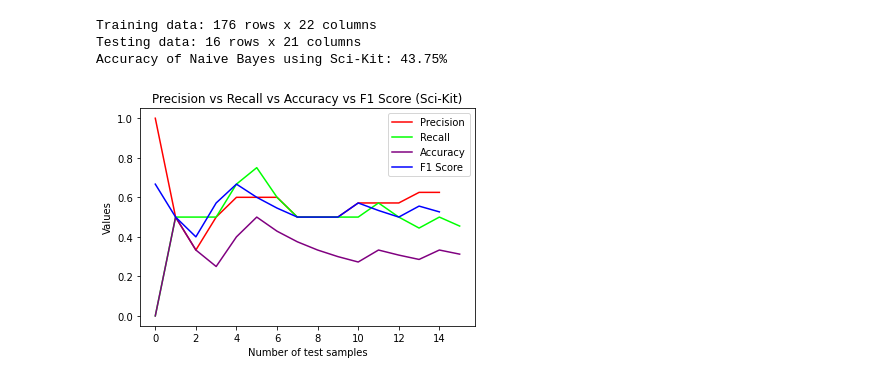
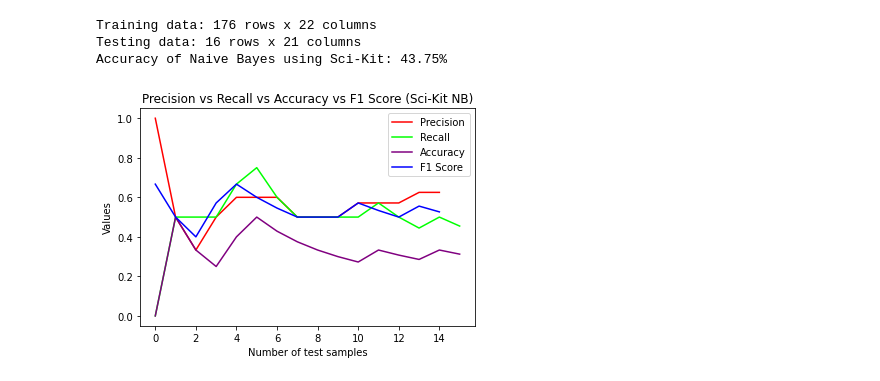
Before and after one commit to rajatjain007/FIFAWorldCupPrediction, a Jupyter notebook: NaiveBayes/phase1.ipynb, the cells around one changed output. Saved outputs shown, nothing was run; the diff lists cells and outputs as text; code cells hidden in the pictures.

```diff
--- a/NaiveBayes/phase1.ipynb
+++ b/NaiveBayes/phase1.ipynb
@@ -108,32 +108,32 @@ def precisionAndRecall(predictedValues):
 
         if(predictedValues[index]==0 and actualValues[index]==1):
             falseNegatives += 1
             calculatedPrecision = 0
             calculatedRecall = 0
             if(truePositives+falseNegatives!=0):
                 calculatedRecall = truePositives/(truePositives+falseNegatives)
                 recall.append(calculatedRecall)
             if(truePositives+falsePositives!=0):
                 calculatedPrecision = truePositives/(truePositives+falsePositives)
                 precision.append(calculatedPrecision)
             if(truePositives+trueNegatives+falseNegatives+falsePositives!=0):
                 accuracy.append(truePositives/(truePositives+trueNegatives+falseNegatives+falsePositives))
             if(calculatedRecall+calculatedPrecision!=0):
                 f1.append((2*calculatedPrecision*calculatedRecall)/(calculatedRecall+calculatedPrecision))
 
     return precision,recall,accuracy,f1
 
 precision, recall, accuracy, f1 = precisionAndRecall(model.predict(featuresTest))
 
-plt.title("Precision vs Recall vs Accuracy vs F1 Score (Sci-Kit)")
+plt.title("Precision vs Recall vs Accuracy vs F1 Score (Sci-Kit NB)")
 plt.xlabel("Number of test samples")
 plt.ylabel("Values")
 plt.plot(precision,color = "red", label = "Precision")
 plt.plot(recall,color = "lime", label = "Recall")
 plt.plot(accuracy,color = "purple", label = "Accuracy")
 plt.plot(f1,color = "blue", label = "F1 Score")
 
 plt.legend()
 plt.show()
 # %% [output]
-[figure, old version]
+[figure, new version]
```
Also changed, not shown: 1 other file.
